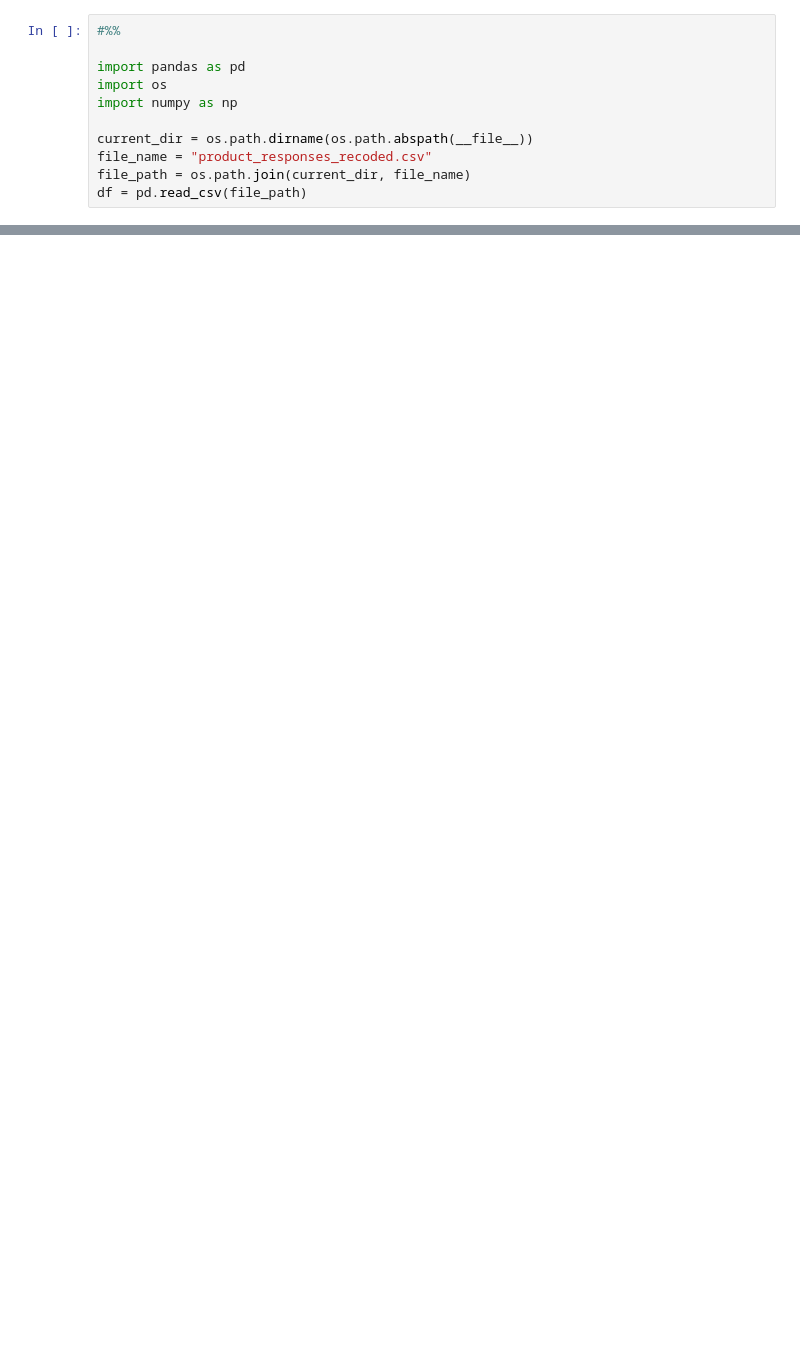
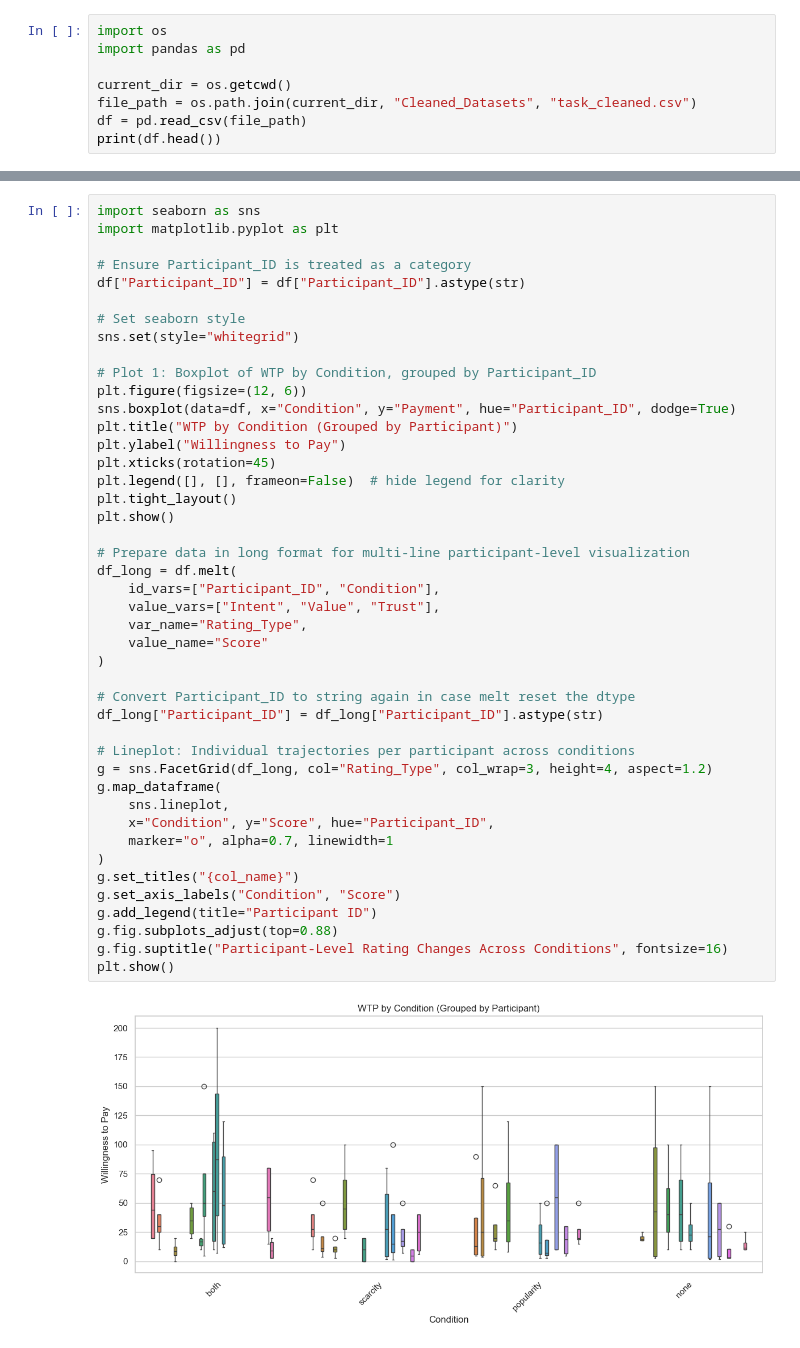
Before and after one commit to VeraMao/scarcity_popularity_gorilla, a Jupyter notebook: task_analysis.ipynb, the cells around one changed output, grey strips where cells are left out. Saved outputs shown, nothing was run; the diff lists cells and outputs as text; blank space fills up the shorter version.

Commit message:
task_analysis

```diff
--- a/task_analysis.ipynb
+++ b/task_analysis.ipynb
@@ -1,11 +3,8 @@
 # %%
-#%%
+import os
+import pandas as pd
 
-import pandas as pd
-import os
-import numpy as np
-
-current_dir = os.path.dirname(os.path.abspath(__file__))
-file_name = "product_responses_recoded.csv"
-file_path = os.path.join(current_dir, file_name)
+current_dir = os.getcwd()
+file_path = os.path.join(current_dir, "Cleaned_Datasets", "task_cleaned.csv")
 df = pd.read_csv(file_path)
+print(df.head())
@@ -138,0 +27,46 @@ Notes:
+# %%
+import seaborn as sns
+import matplotlib.pyplot as plt
+
+# Ensure Participant_ID is treated as a category
+df["Participant_ID"] = df["Participant_ID"].astype(str)
+
+# Set seaborn style
+sns.set(style="whitegrid")
+
+# Plot 1: Boxplot of WTP by Condition, grouped by Participant_ID
+plt.figure(figsize=(12, 6))
+sns.boxplot(data=df, x="Condition", y="Payment", hue="Participant_ID", dodge=True)
+plt.title("WTP by Condition (Grouped by Participant)")
+plt.ylabel("Willingness to Pay")
+plt.xticks(rotation=45)
+plt.legend([], [], frameon=False)  # hide legend for clarity
+plt.tight_layout()
+plt.show()
+
+# Prepare data in long format for multi-line participant-level visualization
+df_long = df.melt(
+    id_vars=["Participant_ID", "Condition"],
+    value_vars=["Intent", "Value", "Trust"],
+    var_name="Rating_Type",
+    value_name="Score"
+)
+
+# Convert Participant_ID to string again in case melt reset the dtype
+df_long["Participant_ID"] = df_long["Participant_ID"].astype(str)
+
+# Lineplot: Individual trajectories per participant across conditions
+g = sns.FacetGrid(df_long, col="Rating_Type", col_wrap=3, height=4, aspect=1.2)
+g.map_dataframe(
+    sns.lineplot,
+    x="Condition", y="Score", hue="Participant_ID",
+    marker="o", alpha=0.7, linewidth=1
+)
+g.set_titles("{col_name}")
+g.set_axis_labels("Condition", "Score")
+g.add_legend(title="Participant ID")
+g.fig.subplots_adjust(top=0.88)
+g.fig.suptitle("Participant-Level Rating Changes Across Conditions", fontsize=16)
+plt.show()
+# %% [output]
+[figure, added]
```
Also changed, not shown: parts of 6 cells of this notebook, 4 other files.
